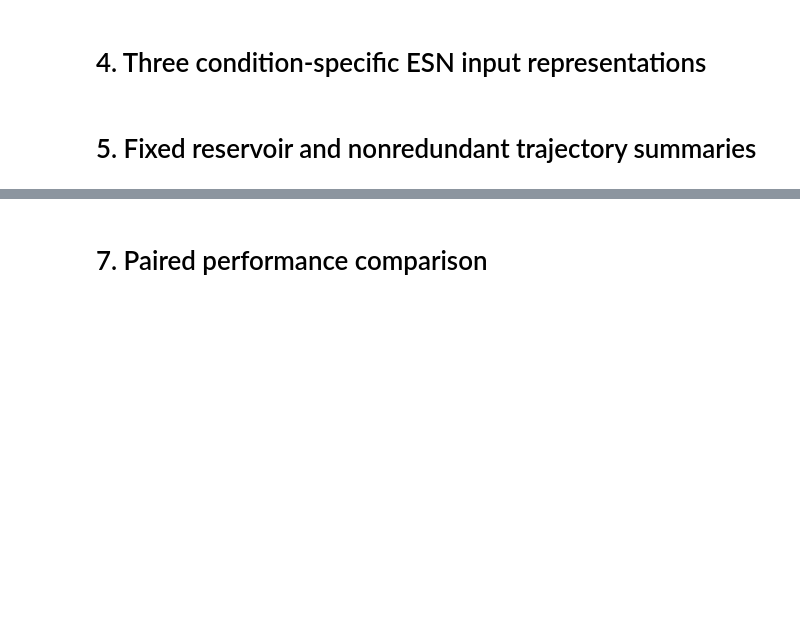
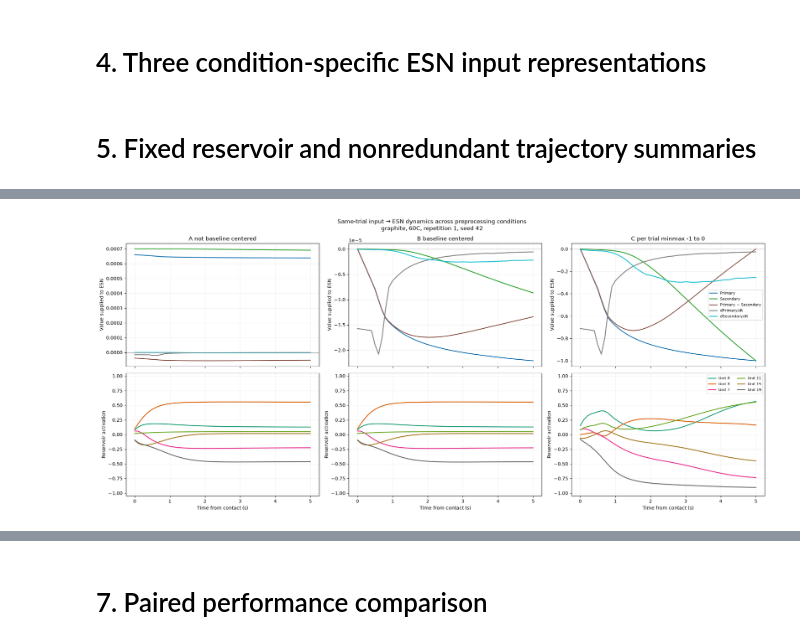
Before and after one commit to cojulieanne/Warmth-Sensor-Object-Detection, a Jupyter notebook: notebooks/ABLA - Baseline Centering Controlled Ablation.ipynb, the cells around one changed output, grey strips where cells are left out. Cells and saved outputs as stored; diff of their text form; code cells hidden in the pictures; blank space fills up the shorter version.

```diff
--- a/notebooks/ABLA - Baseline Centering Controlled Ablation.ipynb
+++ b/notebooks/ABLA - Baseline Centering Controlled Ablation.ipynb
@@ -271,0 +291,85 @@ print(f"ESN summary predictors per seed: {ESN_PARAMS['res_size'] * 9}")
+# %%
+# Customize this example without rerunning the LOMO evaluation.
+CONDITION_EXAMPLE_MATERIAL = "graphite"
+CONDITION_EXAMPLE_TEMPERATURE = "60C"
+CONDITION_EXAMPLE_TRIAL = 1
+CONDITION_EXAMPLE_SEED = 42
+CONDITION_EXAMPLE_UNITS = (0, 3, 7, 11, 15, 19)
+
+selection = METADATA[
+    (METADATA["Sample"] == CONDITION_EXAMPLE_MATERIAL)
+    & (METADATA["Temperature"] == CONDITION_EXAMPLE_TEMPERATURE)
+    & (METADATA["Trial"] == CONDITION_EXAMPLE_TRIAL)
+]
+if selection.empty:
+    available = (
+        METADATA[["Sample", "Temperature", "Trial"]]
+        .drop_duplicates().sort_values(["Sample", "Temperature", "Trial"])
+    )
+    raise KeyError(
+        "Requested example trial was not found. Available selections include:\n"
+        + available.head(25).to_string(index=False)
+    )
+
+example_trial_id = selection.iloc[0]["trial_id"]
+example_trial = aligned_trials[example_trial_id]
+example_time = example_trial["time_from_contact"].to_numpy(float)
+
+input_names = (
+    "Primary", "Secondary", "Primary − Secondary",
+    "dPrimary/dt", "dSecondary/dt",
+)
+input_colors = plt.cm.tab10(np.linspace(0, 1, len(input_names)))
+unit_colors = plt.cm.Dark2(np.linspace(0, 1, len(CONDITION_EXAMPLE_UNITS)))
+
+fig, axes = plt.subplots(
+    2, len(CONDITIONS), figsize=(20, 9), sharex="col", squeeze=False
+)
+
+for column, (condition, input_mode) in enumerate(CONDITIONS.items()):
+    sequence = esn_input(example_trial, input_mode)
+    reservoir = ManualReservoir(CONDITION_EXAMPLE_SEED)
+    states = reservoir.run(sequence)
+    state_time = example_time[ESN_PARAMS["washout"]:]
+
+    for channel, name in enumerate(input_names):
+        axes[0, column].plot(
+            example_time, sequence[:, channel],
+            color=input_colors[channel], linewidth=1.8, label=name,
+        )
+    axes[0, column].axhline(0, color="gray", linestyle="--", linewidth=.8)
+    axes[0, column].set_title(condition.replace("_", " "))
+    axes[0, column].set_ylabel("Value supplied to ESN")
+    axes[0, column].grid(alpha=.20)
+
+    for unit_index, unit in enumerate(CONDITION_EXAMPLE_UNITS):
+        if unit >= states.shape[1]:
+            raise IndexError(
+                f"Requested Unit {unit}, but the reservoir has {states.shape[1]} units."
+            )
+        axes[1, column].plot(
+            state_time, states[:, unit],
+            color=unit_colors[unit_index], linewidth=1.8, label=f"Unit {unit}",
+        )
+    axes[1, column].set_xlabel("Time from contact (s)")
+    axes[1, column].set_ylabel("Reservoir activation")
+    axes[1, column].set_ylim(-1.05, 1.05)
+    axes[1, column].grid(alpha=.20)
+
+axes[0, -1].legend(fontsize=8, loc="best")
+axes[1, -1].legend(fontsize=8, ncol=2, loc="best")
+fig.suptitle(
+    "Same-trial input → ESN dynamics across preprocessing conditions\n"
+    f"{CONDITION_EXAMPLE_MATERIAL}, {CONDITION_EXAMPLE_TEMPERATURE}, "
+    f"repetition {CONDITION_EXAMPLE_TRIAL}, seed {CONDITION_EXAMPLE_SEED}"
+)
+plt.tight_layout()
+plt.show()
+
+print("Example trial:", example_trial_id)
+print(
+    "Interpretation reminder: the same reservoir is used in every column; "
+    "only the input representation changes."
+)
+# %% [output]
+[figure, added]
```
Also changed, not shown: parts of 19 cells of this notebook, 29 other files.
